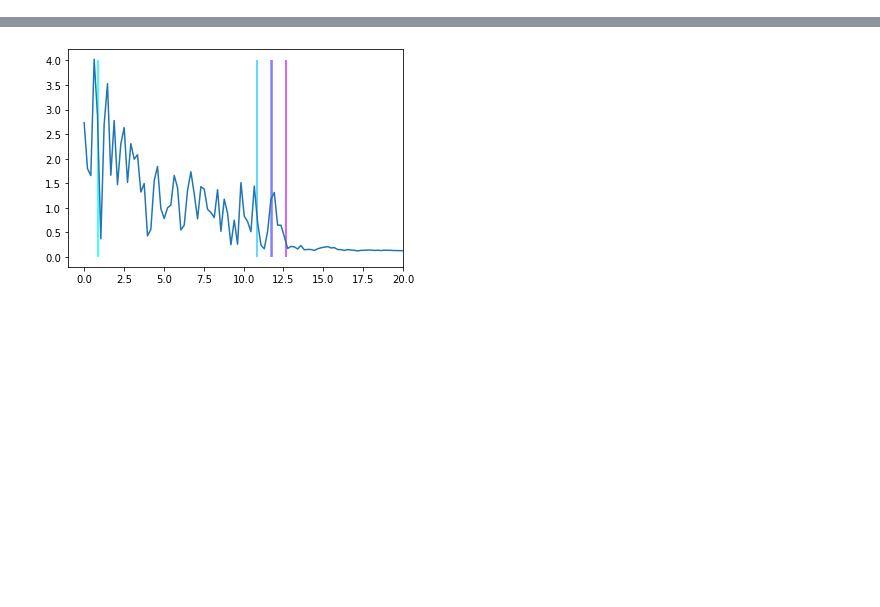
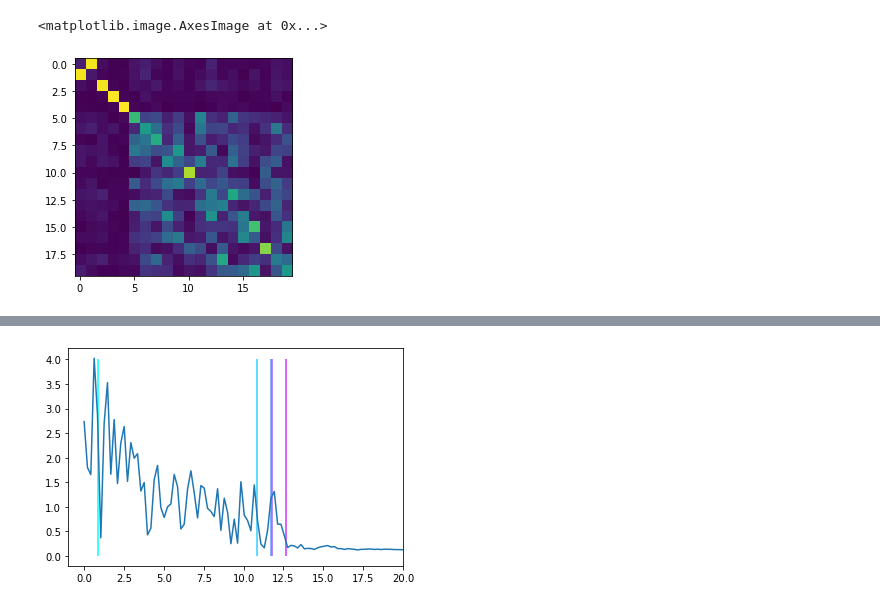
Before and after one commit to Vinther901/Quantum-Optimal-Control, a Jupyter notebook: 1DToyExample/RunExperiments.ipynb, the cells around one changed output, grey strips where cells are left out. Saved outputs shown, nothing was run; the diff lists cells and outputs as text; code cells hidden in the pictures; blank space fills up the shorter version.

```diff
--- a/1DToyExample/RunExperiments.ipynb
+++ b/1DToyExample/RunExperiments.ipynb
@@ -86,0 +91,5 @@ plt.plot(pulse,'b.')
+# %%
+plt.imshow(U.abs().detach())
+# %% [output]
+<matplotlib.image.AxesImage at 0x...>
+[figure, added]
```
Also changed, not shown: parts of 11 cells of this notebook, 8 other files.
